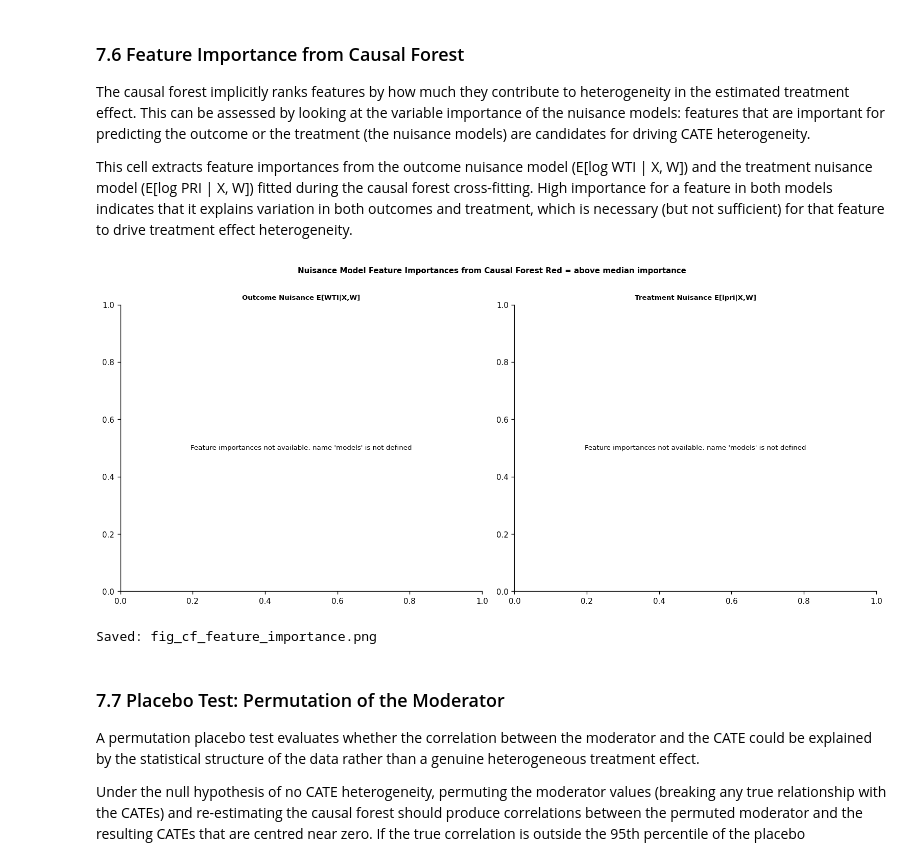
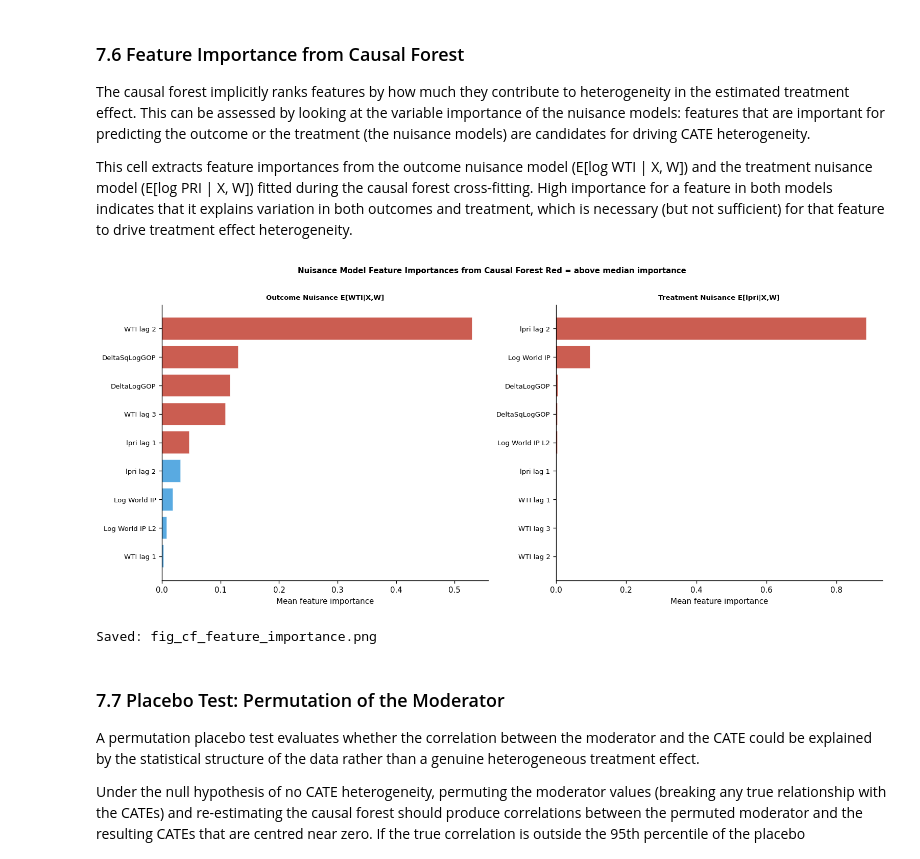
Before and after one commit to mountaha-ghabri/geopolitical-ml-oil, a Jupyter notebook: notebooks/06_panel_network_causal_forest.ipynb, the cells around one changed output. Drawn from its saved outputs; the diff is of its cells as text; code cells hidden in the pictures.

```diff
--- a/notebooks/06_panel_network_causal_forest.ipynb
+++ b/notebooks/06_panel_network_causal_forest.ipynb
@@ -187,7 +189,7 @@ DYADS = {
     'CHN-IDN': ('lpri_indo',  'd2pri_indo',  'dlpri_indo'),
     'CHN-PAK': ('lpri_pak',   'd2pri_pak',   'dlpri_pak'),
     'CHN-VNM': ('lpri_vn',    'd2pri_vn',    'dlpri_vn'),
-    'CHN-KOR': ('lpri_cds',   'd2pri_cds',   'dlpri_cds'),
+    'CHN-CAN': ('lpri_cds',   'd2pri_cds',   'dlpri_cds'),
 }
 
 SMOOTHING_WINDOW = 5
@@ -1146,7 +1148,7 @@ if HAS_NX and gc_pairs:
         'CHN-USA':'North America','CHN-JPN':'East Asia','CHN-AUS':'Oceania',
         'CHN-GBR':'Europe','CHN-FRA':'Europe','CHN-DEU':'Europe',
         'CHN-RUS':'Eurasia','CHN-IND':'South Asia','CHN-IDN':'Southeast Asia',
-        'CHN-VNM':'Southeast Asia','CHN-PAK':'South Asia','CHN-KOR':'East Asia',
+        'CHN-VNM':'Southeast Asia','CHN-PAK':'South Asia','CHN-CAN':'North America',
     }
     region_colors = {
         'North America':'#C0392B','Europe':'#2980B9','East Asia':'#27AE60',
@@ -1634,35 +1636,35 @@ if HAS_ECONML and len(cate) > 0:
 
         for ax, (model_attr, title) in zip(axes,[('models_y','Outcome Nuisance E[WTI|X,W]'),
                                                    ('models_t','Treatment Nuisance E[lpri|X,W]')]):
             try:
-                odels = getattr(cf, model_attr, None)
+                models = getattr(cf, model_attr, None)
                 if models is None or not hasattr(models[0][0], 'feature_importances_'):
                     ax.text(0.5,0.5,f'{model_attr} feature importances not accessible for this econml version',
                     ha='center',va='center',transform=ax.transAxes,fontsize=9)
                     ax.set_title(title, fontweight='bold', fontsize=8)
                     continue
                 importances = np.mean([m.feature_importances_ for fold_models in models for m in fold_models], axis=0)
                 imp_series = pd.Series(importances[:len(feat_display)], index=feat_display).sort_values(ascending=True)
                 colors_fi = ['#C0392B' if v>=imp_series.median() else '#3498DB' for v in imp_series]
                 ax.barh(range(len(imp_series)), imp_series.values, color=colors_fi, alpha=0.82, edgecolor='white')
                 ax.set_yticks(range(len(imp_series))); ax.set_yticklabels(imp_series.index, fontsize=8)
                 ax.set_xlabel('Mean feature importance')
                 ax.set_title(title, fontweight='bold', fontsize=8)
             except Exception as e:
                 ax.text(0.5,0.5,f'Feature importances not available: {str(e)[:50]}',
                         ha='center',va='center',transform=ax.transAxes,fontsize=8)
                 ax.set_title(title, fontweight='bold', fontsize=8)
 
         fig.suptitle('Nuisance Model Feature Importances from Causal Forest Red = above median importance', fontsize=9, fontweight='bold', y=1.01)
         plt.tight_layout()
         plt.savefig(OUT/'fig_cf_feature_importance.png', dpi=150, bbox_inches='tight')
         plt.show(); print("Saved: fig_cf_feature_importance.png")
     except Exception as e:
         print(f"Feature importance extraction failed: {e}")
 else:
     print("Run Section 7.2 first or install econml.")
 # %% [output]
-[figure, old version]
+[figure, new version]
 Saved: fig_cf_feature_importance.png
 # %% [markdown]
 ### 7.7 Placebo Test: Permutation of the Moderator
```
Also changed, not shown: parts of 12 cells of this notebook, 36 other files.
